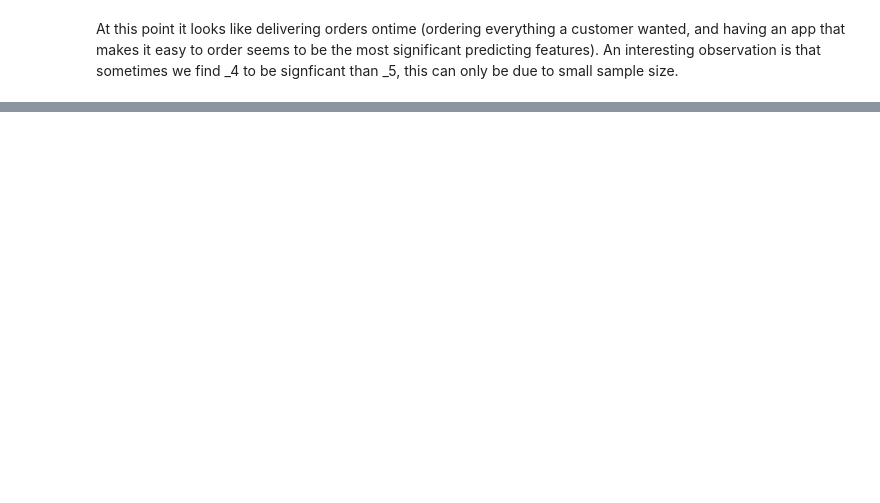
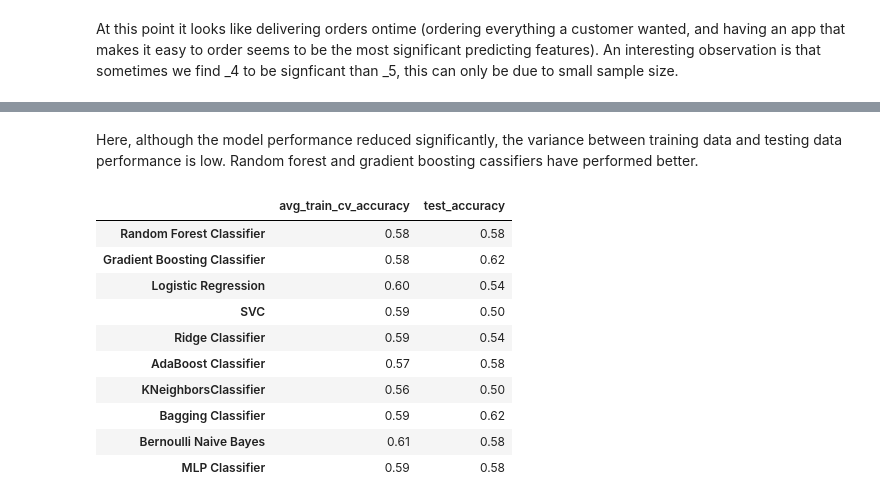
Before and after one commit to abebual/Happy-Customer-Bpojxqbxe0zbwgEV, a Jupyter notebook: Happy-Customers-Bpojxqbxe0zbwgEV.ipynb, the cells around one changed output, grey strips where cells are left out. Drawn from its saved outputs; the diff is of its cells as text; code cells hidden in the pictures; blank space fills up the shorter version.

```diff
--- a/Happy-Customers-Bpojxqbxe0zbwgEV.ipynb
+++ b/Happy-Customers-Bpojxqbxe0zbwgEV.ipynb
@@ -256,0 +345,61 @@ Lets try if we can do some hypertuning to improve the accuracy.
+# %% [markdown]
+Here, although the model performance reduced significantly, the variance between training data and testing data performance is low. Random forest and gradient boosting cassifiers have performed better.
+# %%
+# Considering this is a small dataset spliting further may be the problem on model performance. Lets see what happens if we use CV resample method on the entire dataset.
+
+def cv_evaluate(x_train, x_test, y_train, y_test):
+    #Names of models
+    model_name_list = ['Random Forest Classifier',
+                       'Gradient Boosting Classifier',
+                      'Logistic Regression',
+                      'SVC',
+                      'Ridge Classifier',
+                      'AdaBoost Classifier',
+                      'KNeighborsClassifier',
+                      'Bagging Classifier',
+                      'Bernoulli Naive Bayes',
+                      'MLP Classifier']
+    model = np.arange(1, 11)
+    avg_train_cv_accuracy = np.empty(len(model))
+    test_accuracy = np.empty(len(model))
+    # Instantiate the models
+    model1 = RandomForestClassifier(n_estimators=100)
+    model2 = GradientBoostingClassifier(n_estimators=100)
+    model3 = LogisticRegression()
+    model4 = SVC (gamma='auto')
+    model5 = RidgeClassifier ()
+    model6 = AdaBoostClassifier (n_estimators=100)
+    model7 = KNeighborsClassifier (n_neighbors=3)
+    model8 = BaggingClassifier(n_estimators=100)
+    model9 = BernoulliNB()
+    model10 = MLPClassifier (max_iter=300)
+    results =pd.DataFrame(columns=['avg_train_cv_accuracy', 'test_accuracy'])
+
+    model_list = [model1, model2, model3, model4, model5, model6, model7, model8, model9, model10]
+    # Train and predict with each model
+    for i, model in enumerate(model_list):
+        model.fit(x_train, y_train)
+
+        train_cv_accuracy = cross_val_score(estimator = model, X = x_train, y = y_train, cv = 5)
+        avg_train_cv_accuracy = train_cv_accuracy.mean()
+        test_accuracy = model.score(x_test, y_test)
+
+        model_name=model_name_list[i]
+        results.loc[model_name, :] = [avg_train_cv_accuracy, test_accuracy]
+    return results
+
+
+results = cv_evaluate(x_train, x_test, y_train, y_test)
+results
+# %% [output]
+|  | avg_train_cv_accuracy | test_accuracy |
+| Random Forest Classifier | 0.58 | 0.58 |
+| Gradient Boosting Classifier | 0.58 | 0.62 |
+| Logistic Regression | 0.60 | 0.54 |
+| SVC | 0.59 | 0.50 |
+| Ridge Classifier | 0.59 | 0.54 |
+| AdaBoost Classifier | 0.57 | 0.58 |
+| KNeighborsClassifier | 0.56 | 0.50 |
+| Bagging Classifier | 0.59 | 0.62 |
+| Bernoulli Naive Bayes | 0.61 | 0.58 |
+| MLP Classifier | 0.59 | 0.58 |
```
Also changed, not shown: parts of 42 cells of this notebook.
